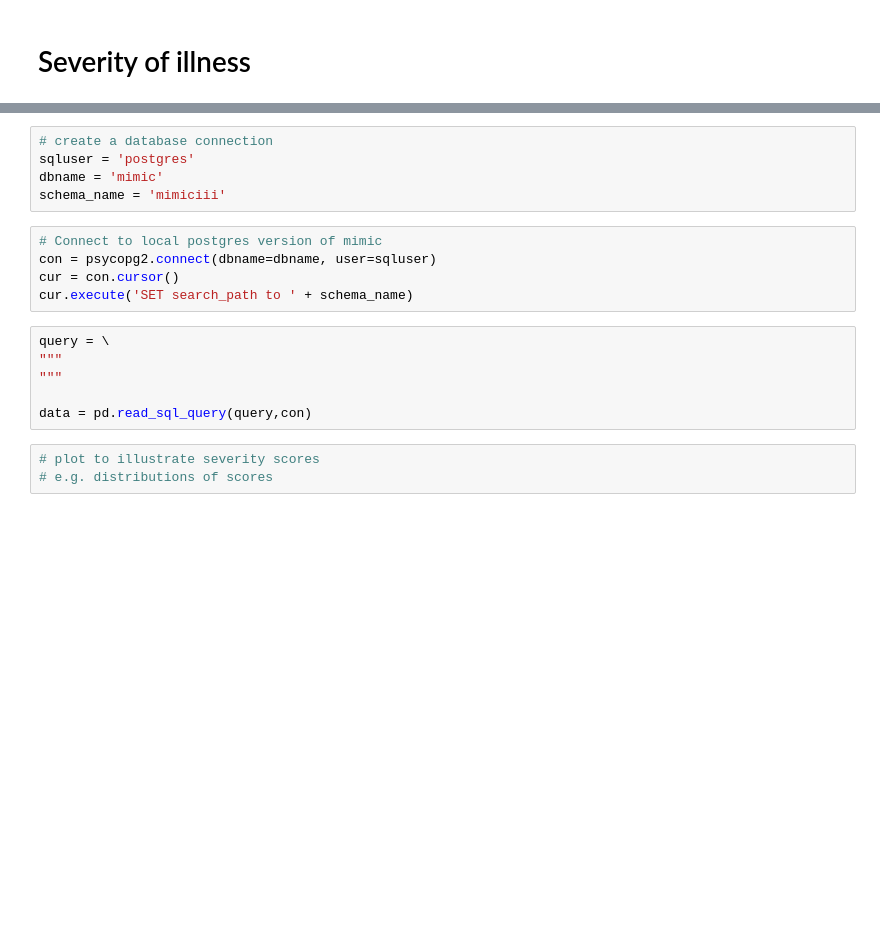
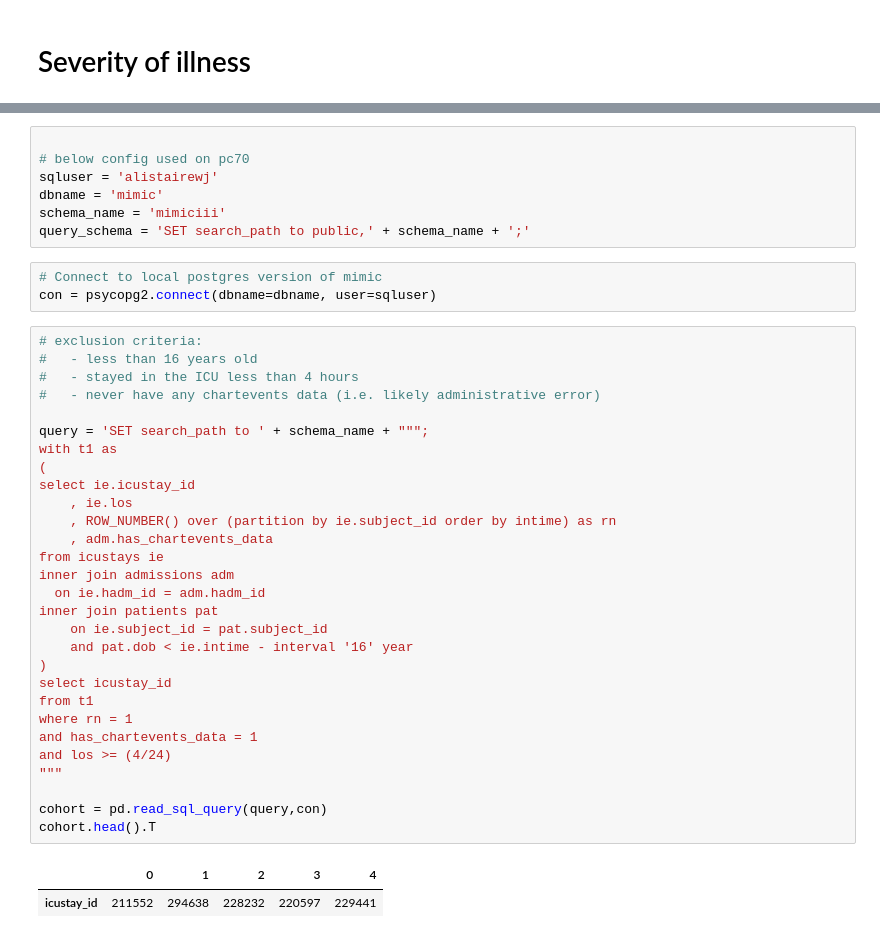
Before and after one commit to MIT-LCP/mimic-code-paper, a Jupyter notebook: notebooks/severity-of-illness.ipynb, the cells around one changed output, grey strips where cells are left out. Saved outputs shown, nothing was run; the diff lists cells and outputs as text; blank space fills up the shorter version.

```diff
--- a/notebooks/severity-of-illness.ipynb
+++ b/notebooks/severity-of-illness.ipynb
@@ -12,19 +32,42 @@ plt.style.use('ggplot')
-# %%
-# create a database connection
-sqluser = 'postgres'
-dbname = 'mimic'
-schema_name = 'mimiciii'
+# %%
+
+# below config used on pc70
+sqluser = 'alistairewj'
+dbname = 'mimic'
+schema_name = 'mimiciii'
+query_schema = 'SET search_path to public,' + schema_name + ';'
 # %%
 # Connect to local postgres version of mimic
 con = psycopg2.connect(dbname=dbname, user=sqluser)
-cur = con.cursor()
-cur.execute('SET search_path to ' + schema_name)
-# %%
-query = \
-"""
-"""
-
-data = pd.read_sql_query(query,con)
-# %%
-# plot to illustrate severity scores
-# e.g. distributions of scores
+# %%
+# exclusion criteria:
+#   - less than 16 years old
+#   - stayed in the ICU less than 4 hours
+#   - never have any chartevents data (i.e. likely administrative error)
+
+query = 'SET search_path to ' + schema_name + """;
+with t1 as
+(
+select ie.icustay_id
+    , ie.los
+    , ROW_NUMBER() over (partition by ie.subject_id order by intime) as rn
+    , adm.has_chartevents_data
+from icustays ie
+inner join admissions adm
+  on ie.hadm_id = adm.hadm_id
+inner join patients pat
+    on ie.subject_id = pat.subject_id
+    and pat.dob < ie.intime - interval '16' year
+)
+select icustay_id
+from t1
+where rn = 1
+and has_chartevents_data = 1
+and los >= (4/24)
+"""
+
+cohort = pd.read_sql_query(query,con)
+cohort.head().T
+# %% [output]
+|  | 0 | 1 | 2 | 3 | 4 |
+| icustay_id | 211552 | 294638 | 228232 | 220597 | 229441 |
```
Also changed, not shown: parts of 7 cells of this notebook.
